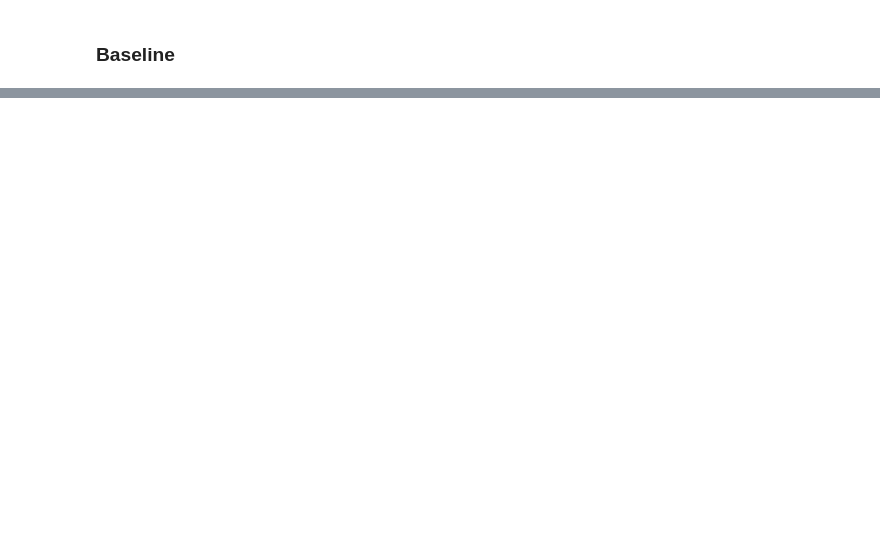
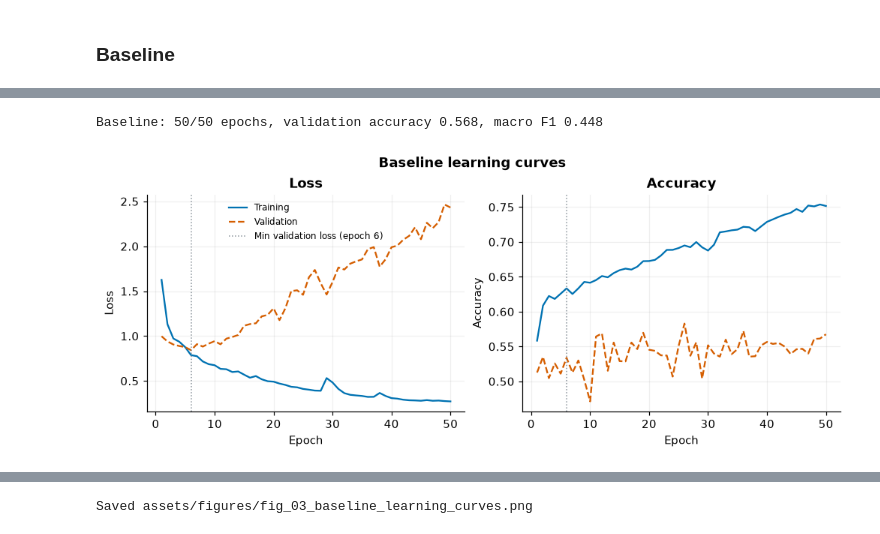
Before and after one commit to jakeryderv/tornado-severity-analysis, a Jupyter notebook: notebook.ipynb, the cells around one changed output, grey strips where cells are left out. Cells and saved outputs as stored; diff of their text form; code cells hidden in the pictures; blank space fills up the shorter version.

```diff
--- a/notebook.ipynb
+++ b/notebook.ipynb
@@ -2069,0 +853,12 @@ associations; disagreement alone does not establish causation or an incorrect EF
+# %%
+baseline = run(baseline_config)
+fig = plot_baseline_curves("Baseline", title="Baseline learning curves")
+show_figure(
+    fig,
+    "fig_03_baseline_learning_curves",
+    "**Figure 3.** Baseline training and validation loss and accuracy by epoch. Both losses "
+    "use the same class weights; the dotted line marks the epoch of minimum validation loss.",
+)
+# %% [output]
+Baseline: 50/50 epochs, validation accuracy 0.568, macro F1 0.448
+[figure, added]
@@ -2069,0 +866 @@ associations; disagreement alone does not establish causation or an incorrect EF
+Saved assets/figures/fig_03_baseline_learning_curves.png
```
Also changed, not shown: parts of 88 cells of this notebook, 59 other files.
